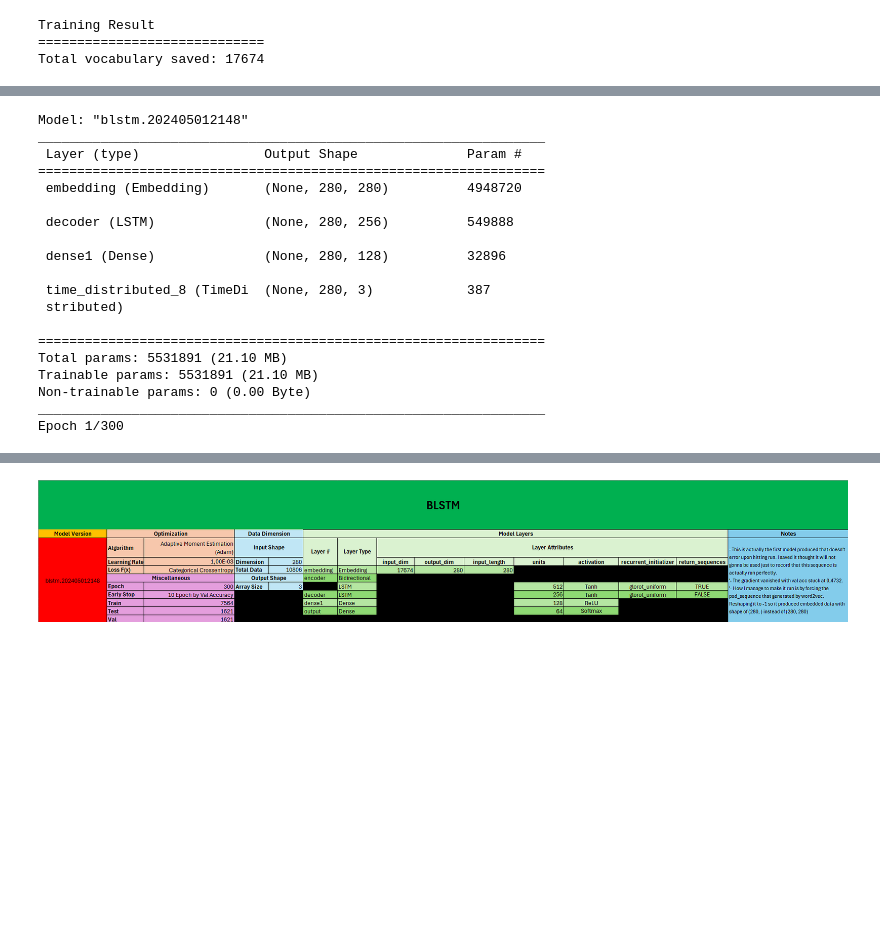
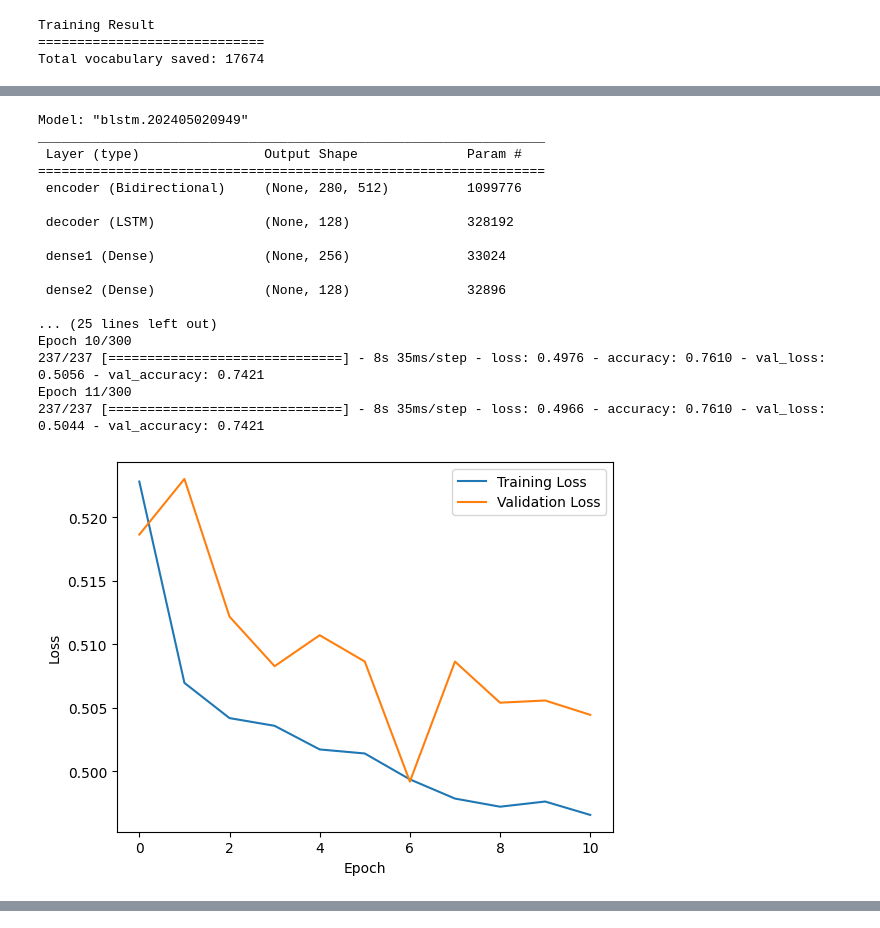
Before and after one commit to yosua-kristianto/dl-nlu-self-assignment, a Jupyter notebook: dnn/lstm.ipynb, the cells around one changed output, grey strips where cells are left out. Cells and saved outputs as stored; diff of their text form; code cells hidden in the pictures; blank space fills up the shorter version.

```diff
--- a/dnn/lstm.ipynb
+++ b/dnn/lstm.ipynb
@@ -233,12 +187,6 @@ stemmer = factory.create_stemmer();
 tqdm.pandas();
 
 # Apply stemmer
-print("Stemming feature train");
-feature_train = feature_train.progress_apply(lambda x: stemmer.stem(x));
-
-print("Stemming feature test");
-feature_test = feature_test.progress_apply(lambda x: stemmer.stem(x));
-
-print("Stemming feature val");
-feature_val = feature_val.progress_apply(lambda x: stemmer.stem(x));
+print("Stemming progress");
+features = features.progress_apply(lambda x: stemmer.stem(x));
 # %% [output]
@@ -318,10 +278,7 @@ The process of making Word Embedding engine will be performed with OOP technique
 # %%
-# Merge train, test, val data for embedding
-merged_splits = pandas.concat([tokenized_train, tokenized_test, tokenized_val]);
-
 # Using train data, train to embed the data.
 w2v_model = Word2Vec(
-    sentences = merged_splits,
+    sentences = tokenized_tweets,
     vector_size = tweet_max_size,
     window = context_profound,
     min_count = minimum_valid_length,
@@ -329,4 +286,4 @@ w2v_model = Word2Vec(
     sg = skip_gram_config
 );
 
-w2v_model.train(merged_splits, total_examples = len(merged_splits), epochs = 25);
+w2v_model.train(tokenized_tweets, total_examples = len(tokenized_tweets), epochs = 25);
@@ -391,0 +348,25 @@ vectorized_train.shape, len(w2v_model.wv), w2v_weight.shape
+# %%
+# Splitting data for training and testing & Validation
+# First is to split the data into 7 : 3
+feature_train, feature_test, label_train, label_test = train_test_split(
+    padded_sequences,
+    labels,
+    train_size = 0.7,
+    test_size = 0.3, # test and val
+    random_state = 42
+);
+
+# With 3 of 10 portion left, then to split the data into 1,5 : 1,5, we can do 0,5 : 0,5
+feature_test, feature_val, label_test, label_val = train_test_split(
+    feature_test, # Taken from line 3
+    label_test, # Taken from line 3
+    train_size = 0.5,
+    test_size = 0.5,
+    random_state = 42
+);
+
+
+# Perform One-Hot Encoding
+label_train = tensorflow.one_hot(label_train, depth = 3);
+label_test = tensorflow.one_hot(label_test, depth = 3);
+label_val = tensorflow.one_hot(label_val, depth = 3);
@@ -487,26 +489,25 @@ class BLSTMModel:
 # %%
 blstm = BLSTMModel();
 model = blstm.fitting();
 
-test_loss, test_acc = model.evaluate(vectorized_test, label_test)
+test_loss, test_acc = model.evaluate(feature_test, label_test)
 print(f'Test accuracy BLSTM: {test_acc}')
 # %% [output]
-Model: "blstm.202405012148"
+Model: "blstm.202405020949"
 _________________________________________________________________
  Layer (type)                Output Shape              Param #
 =================================================================
- embedding (Embedding)       (None, 280, 280)          4948720
+ encoder (Bidirectional)     (None, 280, 512)          1099776
 
- decoder (LSTM)              (None, 280, 256)          549888
+ decoder (LSTM)              (None, 128)               328192
 
- dense1 (Dense)              (None, 280, 128)          32896
+ dense1 (Dense)              (None, 256)               33024
 
- time_distributed_8 (TimeDi  (None, 280, 3)            387
- stributed)
+ dense2 (Dense)              (None, 128)               32896
 
-=================================================================
-Total params: 5531891 (21.10 MB)
-Trainable params: 5531891 (21.10 MB)
-Non-trainable params: 0 (0.00 Byte)
-_________________________________________________________________
-Epoch 1/300
+... (25 lines left out)
+Epoch 10/300
+237/237 [==============================] - 8s 35ms/step - loss: 0.4976 - accuracy: 0.7610 - val_loss: 0.5056 - val_accuracy: 0.7421
+Epoch 11/300
+237/237 [==============================] - 8s 35ms/step - loss: 0.4966 - accuracy: 0.7610 - val_loss: 0.5044 - val_accuracy: 0.7421
+[figure, added]
@@ -517,2 +515,0 @@ ValueError: in user code:
-# %% [markdown]
-![image.png](attachment:image.png)
```
Also changed, not shown: parts of 29 cells of this notebook.
